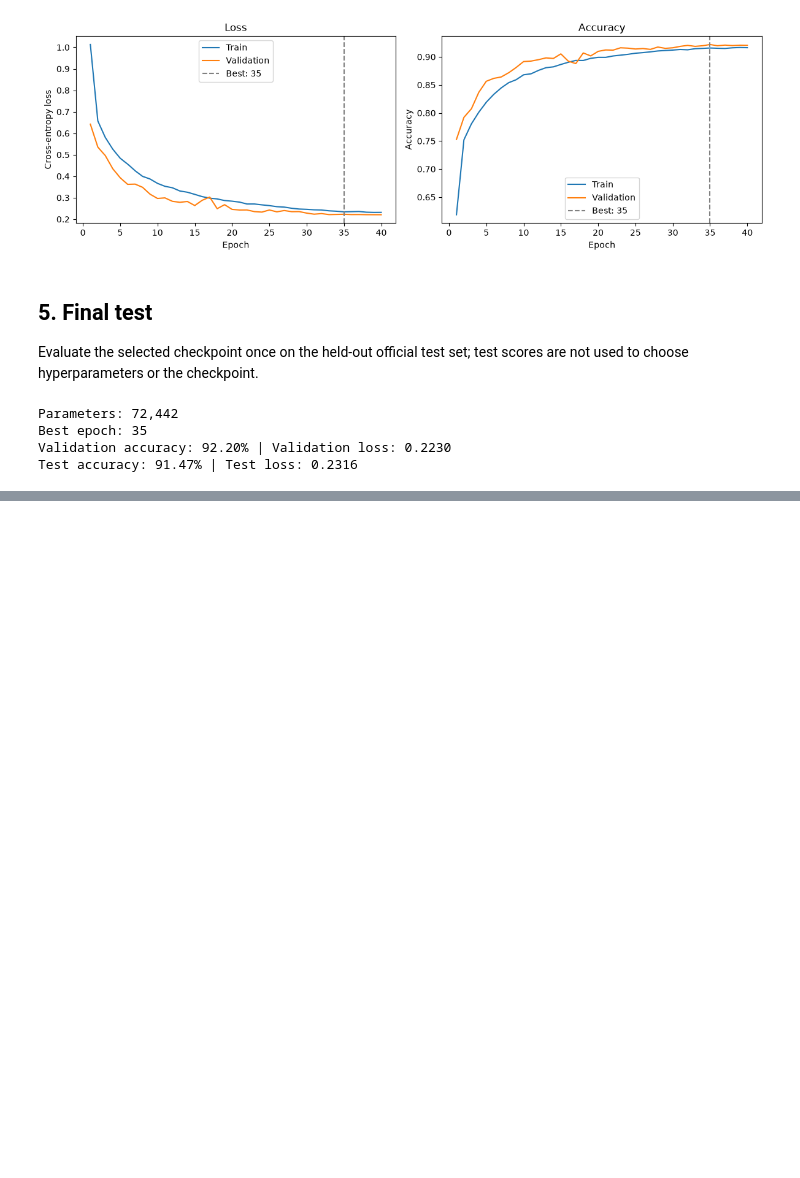
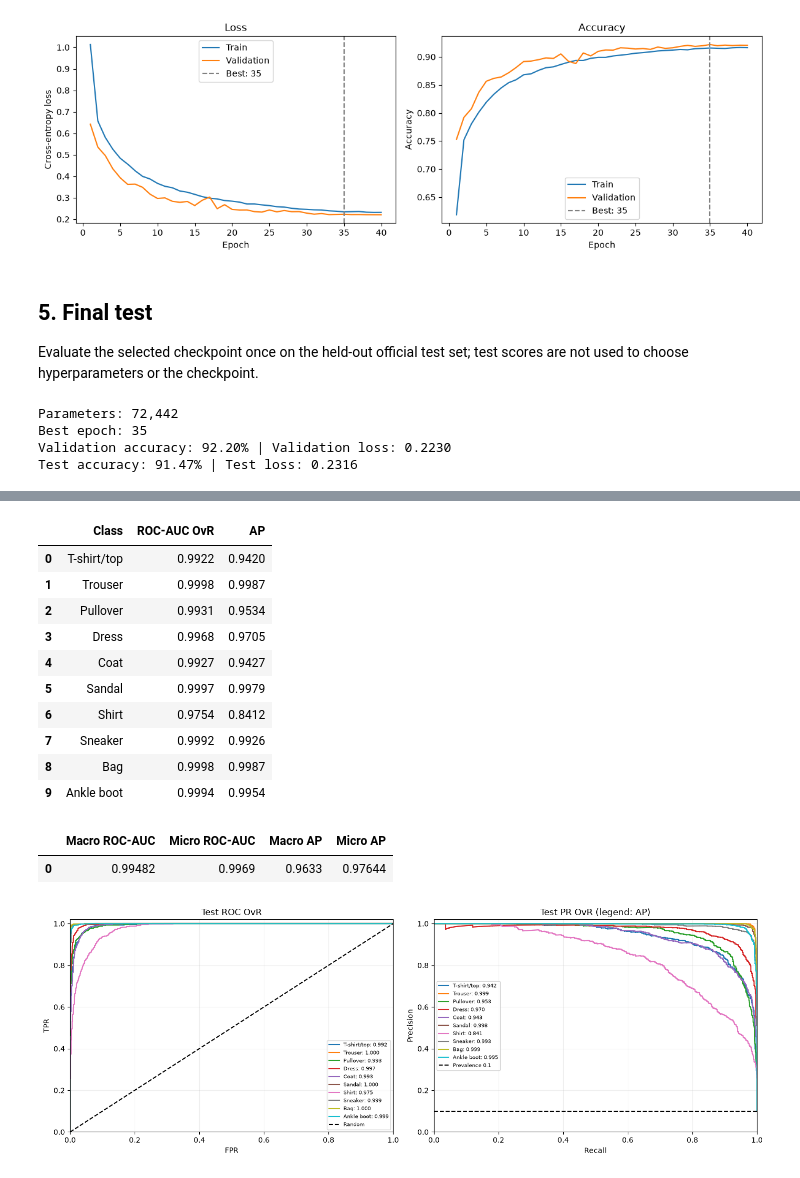
Before and after one commit to tinh633/deep-learning, a Jupyter notebook: practice_1_fashionmnist/cnn_new.ipynb, the cells around one changed output, grey strips where cells are left out. Saved outputs shown, nothing was run; the diff lists cells and outputs as text; code cells hidden in the pictures; blank space fills up the shorter version.

```diff
--- a/practice_1_fashionmnist/cnn_new.ipynb
+++ b/practice_1_fashionmnist/cnn_new.ipynb
@@ -215,0 +391,43 @@ Test accuracy: 91.47% | Test loss: 0.2316
+# %%
+from sklearn.metrics import roc_curve, roc_auc_score, precision_recall_curve, average_precision_score
+
+if test_analysis is not None:
+    binary = np.eye(10, dtype=int)[actual]
+    aucs = roc_auc_score(binary, scores, average=None)
+    aps = average_precision_score(binary, scores, average=None)
+    display(pd.DataFrame({'Class': class_names, 'ROC-AUC OvR': aucs, 'AP': aps}).round(4))
+    display(pd.DataFrame([{
+        'Macro ROC-AUC': aucs.mean(), 'Micro ROC-AUC': roc_auc_score(binary, scores, average='micro'),
+        'Macro AP': aps.mean(), 'Micro AP': average_precision_score(binary, scores, average='micro')
+    }]).round(5))
+    fig, axes = plt.subplots(1, 2, figsize=(14, 5))
+    for i, name in enumerate(class_names):
+        fpr, tpr, _ = roc_curve(binary[:, i], scores[:, i])
+        axes[0].plot(fpr, tpr, label=f'{name}: {aucs[i]:.3f}')
+        p, r, _ = precision_recall_curve(binary[:, i], scores[:, i])
+        axes[1].step(r, p, where='post', label=f'{name}: {aps[i]:.3f}')
+    axes[0].plot([0, 1], [0, 1], 'k--', label='Random')
+    axes[1].axhline(0.1, color='black', linestyle='--', label='Prevalence 0.1')
+    axes[0].set(xlabel='FPR', ylabel='TPR', title='Test ROC OvR')
+    axes[1].set(xlabel='Recall', ylabel='Precision', title='Test PR OvR (legend: AP)')
+    for ax in axes:
+        ax.set_xlim(0, 1); ax.set_ylim(0, 1.02); ax.grid(alpha=0.2)
+        ax.legend(fontsize=7)
+    plt.tight_layout(); plt.show()
+else:
+    print('ROC/AUC and PR/AP require actual per-class test probabilities.')
+# %% [output]
+|  | Class | ROC-AUC OvR | AP |
+| 0 | T-shirt/top | 0.9922 | 0.9420 |
+| 1 | Trouser | 0.9998 | 0.9987 |
+| 2 | Pullover | 0.9931 | 0.9534 |
+| 3 | Dress | 0.9968 | 0.9705 |
+| 4 | Coat | 0.9927 | 0.9427 |
+| 5 | Sandal | 0.9997 | 0.9979 |
+| 6 | Shirt | 0.9754 | 0.8412 |
+| 7 | Sneaker | 0.9992 | 0.9926 |
+| 8 | Bag | 0.9998 | 0.9987 |
+| 9 | Ankle boot | 0.9994 | 0.9954 |
+|  | Macro ROC-AUC | Micro ROC-AUC | Macro AP | Micro AP |
+| 0 | 0.99482 | 0.9969 | 0.9633 | 0.97644 |
+[figure, added]
```
Also changed, not shown: parts of 10 cells of this notebook.
